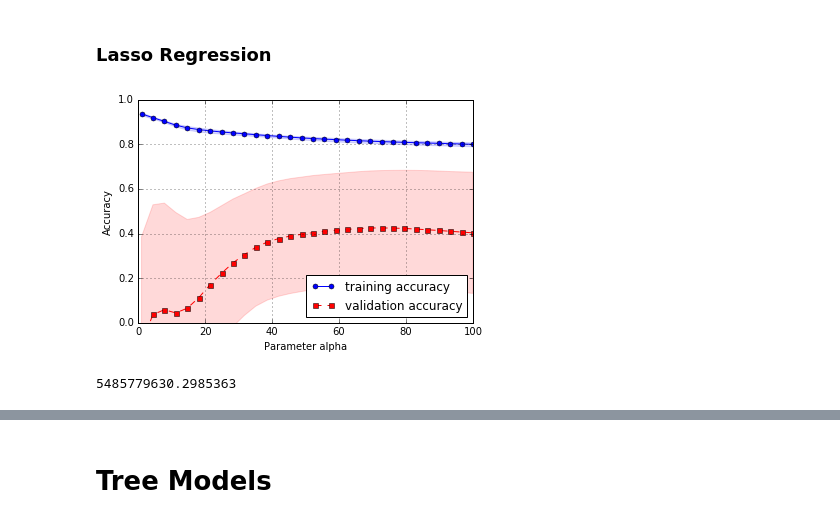
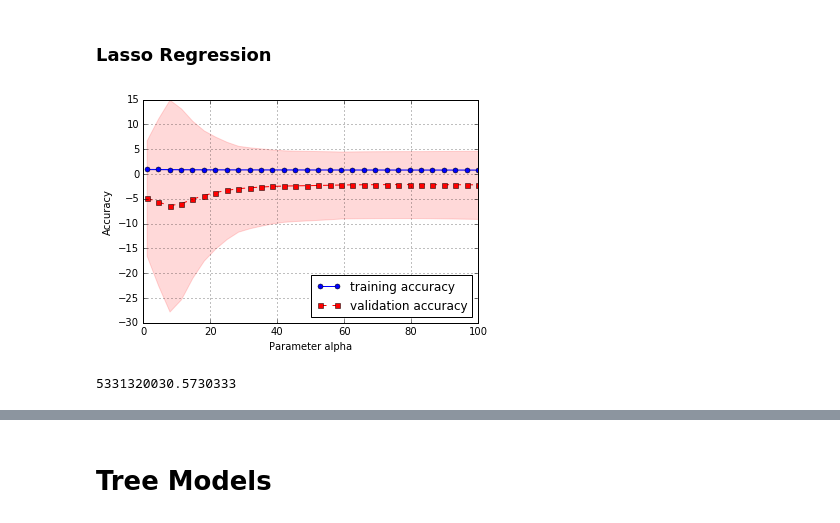
Before and after one commit to damiansp/nuggets, a Jupyter notebook: ML_nuggets.ipynb, the cells around one changed output, grey strips where cells are left out. Cells and saved outputs as stored; diff of their text form; code cells hidden in the pictures.

```diff
--- a/ML_nuggets.ipynb
+++ b/ML_nuggets.ipynb
@@ -202,5 +213,5 @@ plt.show();
 # %%
-ridge_clf = Ridge(alpha = 0.9, random_state = 11)
+ridge_clf = Ridge(alpha = 8, random_state = 11)
 ridge_clf.fit(X_train, y_train)
-get_rss(ridge_clf, X_test, y_test)
+sse(ridge_clf, X_test, y_test)
 # %% [output]
@@ -237,7 +248,7 @@ train_scores, test_scores = validation_curve(estimator = pipe_lasso,
                                              y = y_train,
                                              param_name = 'clf__alpha',
                                              param_range = alpha_range,
-                                             cv = 10,
+                                             cv = 30,
                                              n_jobs = -1)
 train_mean = np.mean(train_scores, axis = 1)
 train_std  = np.std(train_scores,  axis = 1)
@@ -247,41 +258,41 @@ test_std   = np.std(test_scores,   axis = 1)
 plt.plot(alpha_range,
          train_mean,
          color = 'blue',
          marker = 'o',
          markersize = 5,
          label = 'training accuracy');
 plt.fill_between(alpha_range,
                  train_mean + train_std,
                  train_mean - train_std,
                  alpha = 0.15,
                  color = 'blue');
 plt.plot(alpha_range,
          test_mean,
          color = 'red',
          linestyle = '--',
          marker = 's',
          markersize = 5,
          label = 'validation accuracy');
 plt.fill_between(alpha_range,
                  test_mean + test_std,
                  test_mean - test_std,
                  alpha = 0.15,
                  color = 'red');
 plt.grid();
 #plt.xscale('log');
 plt.legend(loc = 'lower right');
 plt.xlabel('Parameter alpha');
 plt.ylabel('Accuracy');
-plt.ylim([0, 1.0]);
+#plt.ylim([-4, -1]);
 plt.show();
 # %% [output]
-[figure, old version]
+[figure, new version]
 # %%
-lasso_clf = Lasso(alpha = 70, random_state = 11)
+lasso_clf = Lasso(alpha = 80, random_state = 11)
 lasso_clf.fit(X_train, y_train)
-get_rss(lasso_clf, X_test, y_test)
+sse(lasso_clf, X_test, y_test)
 # %% [output]
-5485779630.2985363
+5331320030.5730333
 # %%
 currentBest
 # %% [output]
```
Also changed, not shown: parts of 28 cells of this notebook.
